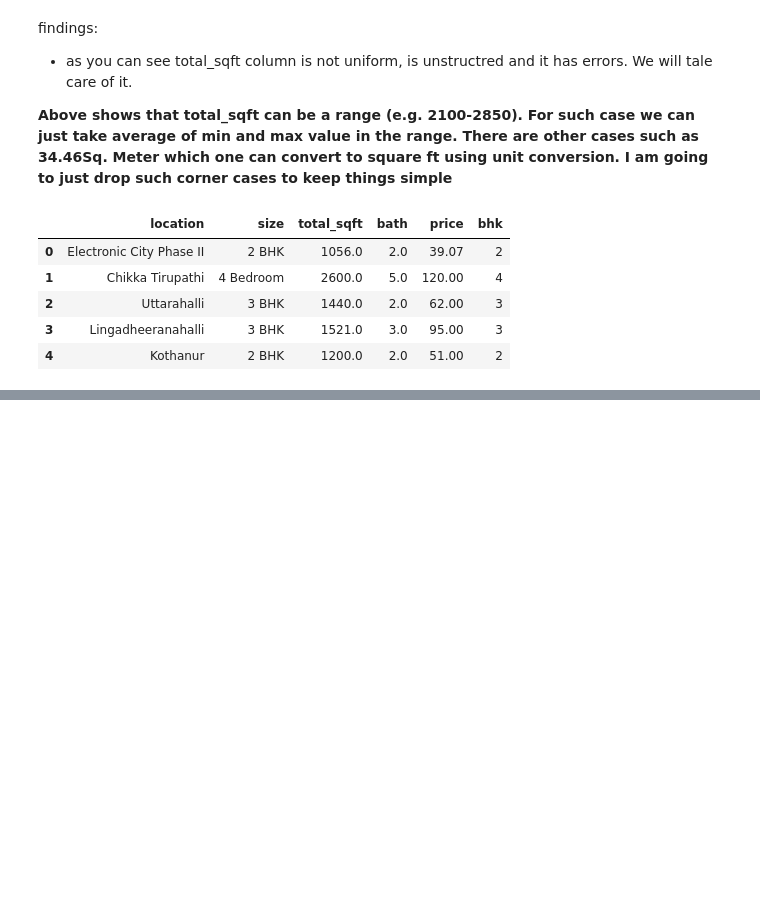
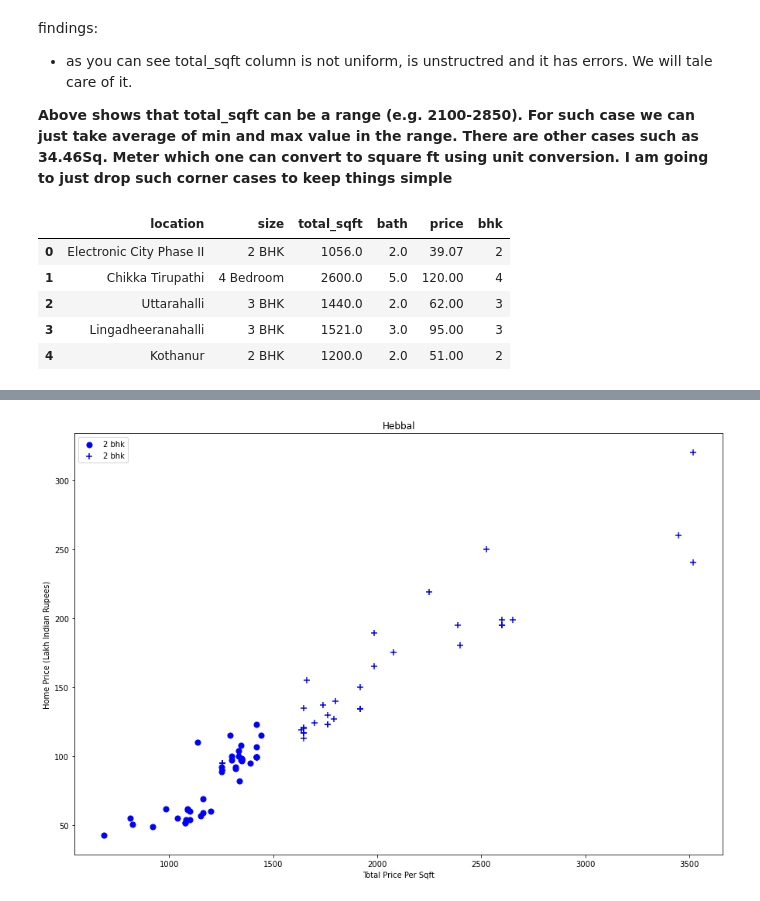
Before and after one commit to aidenerdogan/Real_Wolrd_DS_and_ML, a Jupyter notebook: Home Price Prediction/home_price_pred.ipynb, the cells around one changed output, grey strips where cells are left out. Saved outputs shown, nothing was run; the diff lists cells and outputs as text; code cells hidden in the pictures; blank space fills up the shorter version.

```diff
--- a/Home Price Prediction/home_price_pred.ipynb
+++ b/Home Price Prediction/home_price_pred.ipynb
@@ -225,0 +447,4 @@ data2.head()
+# %%
+scatter_plot(data6,"Hebbal")
+# %% [output]
+[figure, added]
```
Also changed, not shown: parts of 48 cells of this notebook.
